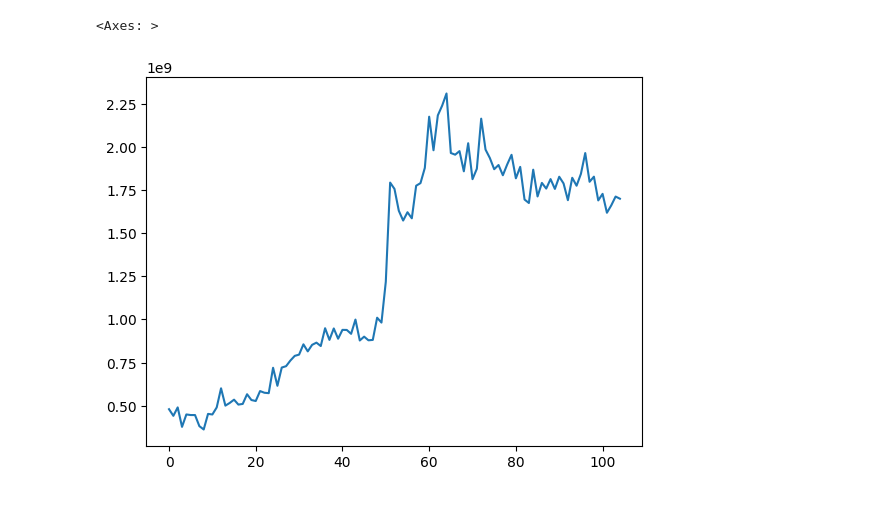
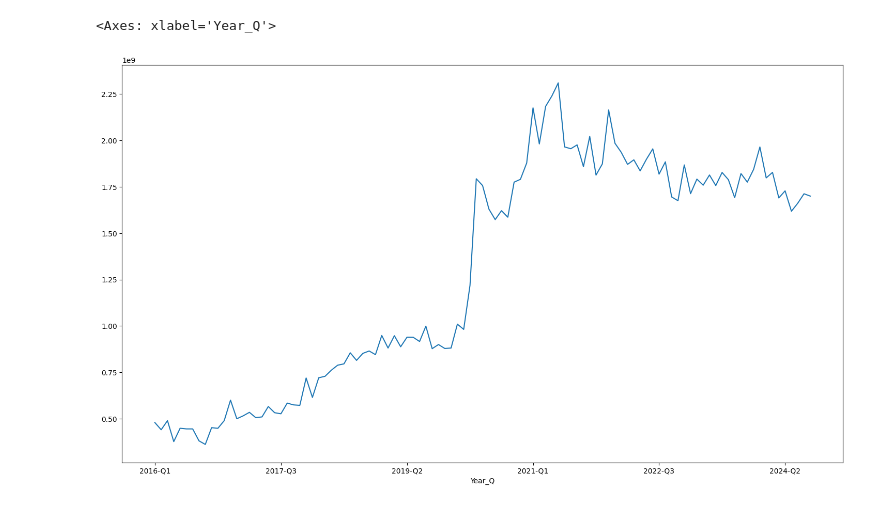
Before and after one commit to Lucatego/IIC2026-Grupo20, a Jupyter notebook: Prueba/Prueba.ipynb, the cells around one changed output. Cells and saved outputs as stored; diff of their text form; code cells hidden in the pictures.

```diff
--- a/Prueba/Prueba.ipynb
+++ b/Prueba/Prueba.ipynb
@@ -12,6 +12,9 @@ df.sample(3)
 # %%
-df["Quarter"] = ((df["Month"] - 1) // 3) + 1   # convierte mes en trimestre (1–4)
+# Supongamos que tu DataFrame se llama df
+df["Quarter"] = ((df["Month"] - 1) // 3) + 1   # trimestre 1–4
 
-# Ahora agrupas por año y trimestre
-df_grouped = df.groupby(["year", "Quarter"]).sum().reset_index()
-df_grouped.describe()
+# Crear una columna tipo string con el formato "YYYY-QX"
+df["Year_Q"] = df["year"].astype(str) + "-Q" + df["Quarter"].astype(str)
+
+# Ahora poner esa columna como índice
+df = df.set_index("Year_Q")
@@ -28,7 +21,7 @@ df_grouped.describe()
 # %%
 df.drop(columns=["year", "Month"], inplace=True)
 # %%
-df.Hours_watched.plot()
+df.Hours_watched.plot(figsize=(18, 10))
 # %% [output]
-<Axes: >
+<Axes: xlabel='Year_Q'>
-[figure, old version]
+[figure, new version]
```
Also changed, not shown: parts of 6 cells of this notebook, 2 other files.
